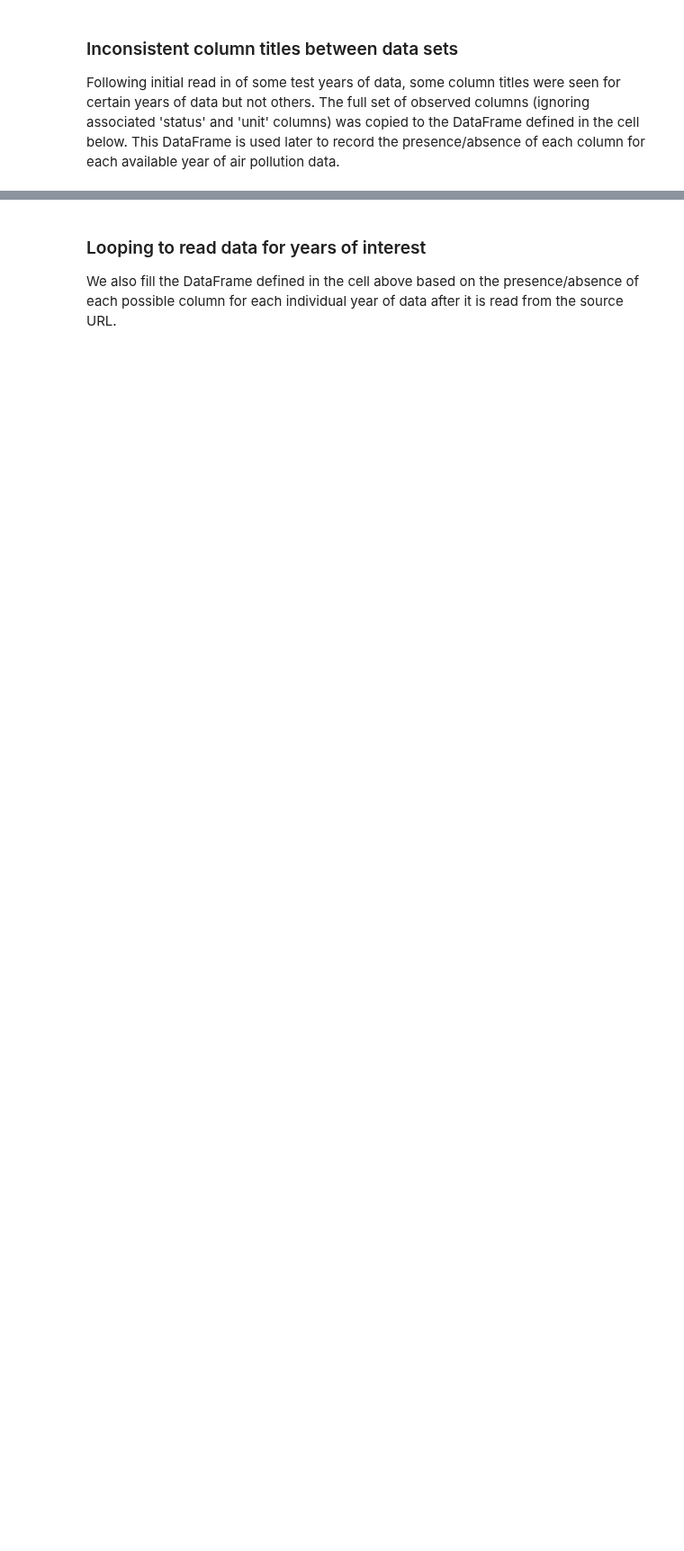
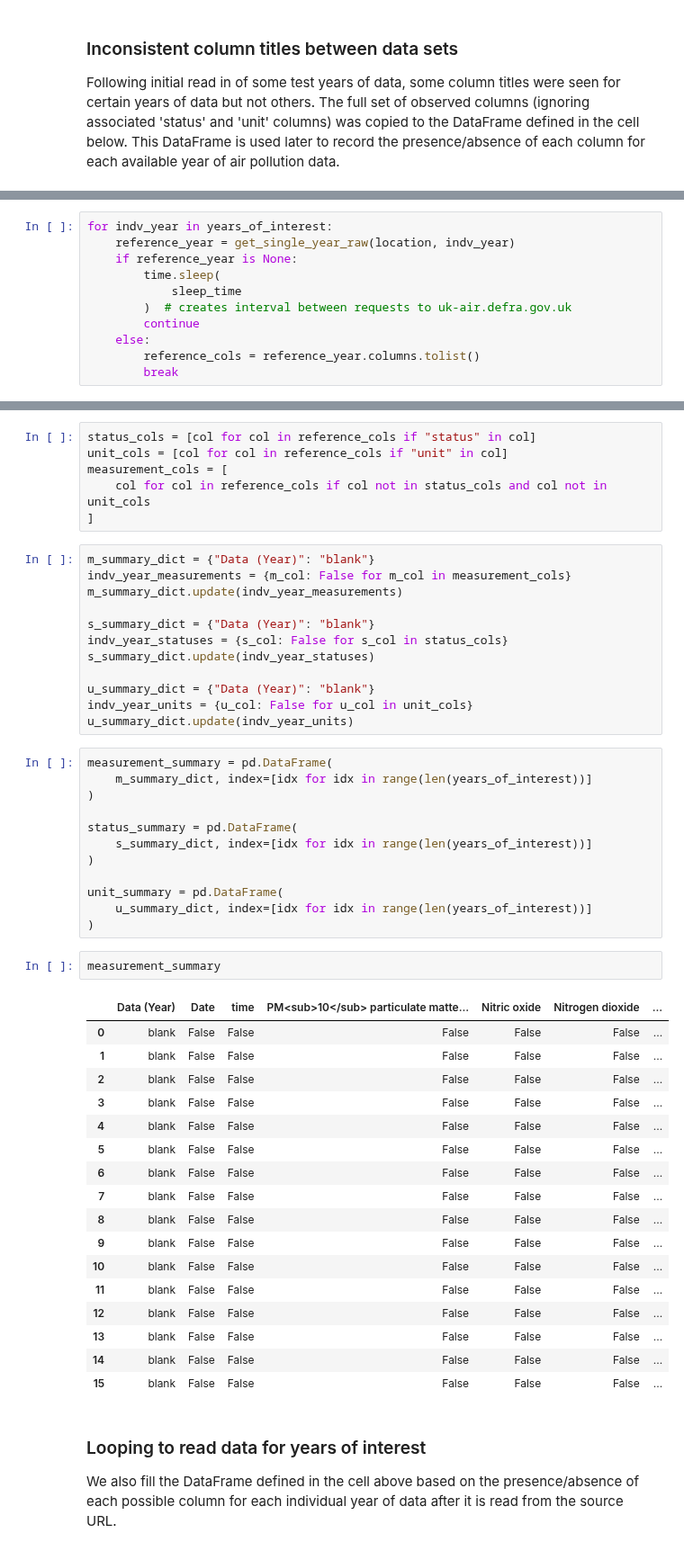
Before and after one commit to Simon-Lee-UK/air-pollution, a Jupyter notebook: analysis/1_0_initial_data_read.ipynb, the cells around one changed output, grey strips where cells are left out. Shown at 90% size. Cells and saved outputs as stored; diff of their text form; blank space fills up the shorter version.

```diff
--- a/analysis/1_0_initial_data_read.ipynb
+++ b/analysis/1_0_initial_data_read.ipynb
@@ -269,0 +204,11 @@ inspect_columns = inspect_columns.append(
+# %%
+for indv_year in years_of_interest:
+    reference_year = get_single_year_raw(location, indv_year)
+    if reference_year is None:
+        time.sleep(
+            sleep_time
+        )  # creates interval between requests to uk-air.defra.gov.uk
+        continue
+    else:
+        reference_cols = reference_year.columns.tolist()
+        break
@@ -270,3 +221,53 @@ inspect_columns = inspect_columns.append(
+# %%
+status_cols = [col for col in reference_cols if "status" in col]
+unit_cols = [col for col in reference_cols if "unit" in col]
+measurement_cols = [
+    col for col in reference_cols if col not in status_cols and col not in unit_cols
+]
+# %%
+m_summary_dict = {"Data (Year)": "blank"}
+indv_year_measurements = {m_col: False for m_col in measurement_cols}
+m_summary_dict.update(indv_year_measurements)
+
+s_summary_dict = {"Data (Year)": "blank"}
+indv_year_statuses = {s_col: False for s_col in status_cols}
+s_summary_dict.update(indv_year_statuses)
+
+u_summary_dict = {"Data (Year)": "blank"}
+indv_year_units = {u_col: False for u_col in unit_cols}
+u_summary_dict.update(indv_year_units)
+# %%
+measurement_summary = pd.DataFrame(
+    m_summary_dict, index=[idx for idx in range(len(years_of_interest))]
+)
+
+status_summary = pd.DataFrame(
+    s_summary_dict, index=[idx for idx in range(len(years_of_interest))]
+)
+
+unit_summary = pd.DataFrame(
+    u_summary_dict, index=[idx for idx in range(len(years_of_interest))]
+)
+# %%
+measurement_summary
+# %% [output]
+|  | Data (Year) | Date | time | PM<sub>10</sub> particulate matte... | Nitric oxide | Nitrogen dioxide | ... |
+| 0 | blank | False | False | False | False | False | ... |
+| 1 | blank | False | False | False | False | False | ... |
+| 2 | blank | False | False | False | False | False | ... |
+| 3 | blank | False | False | False | False | False | ... |
+| 4 | blank | False | False | False | False | False | ... |
+| 5 | blank | False | False | False | False | False | ... |
+| 6 | blank | False | False | False | False | False | ... |
+| 7 | blank | False | False | False | False | False | ... |
+| 8 | blank | False | False | False | False | False | ... |
+| 9 | blank | False | False | False | False | False | ... |
+| 10 | blank | False | False | False | False | False | ... |
+| 11 | blank | False | False | False | False | False | ... |
+| 12 | blank | False | False | False | False | False | ... |
+| 13 | blank | False | False | False | False | False | ... |
+| 14 | blank | False | False | False | False | False | ... |
+| 15 | blank | False | False | False | False | False | ... |
 # %% [markdown]
 ### Looping to read data for years of interest
 We also fill the DataFrame defined in the cell above based on the presence/absence of each possible column for each individual year of data after it is read from the source URL.
```
Also changed, not shown: parts of 10 cells of this notebook.
